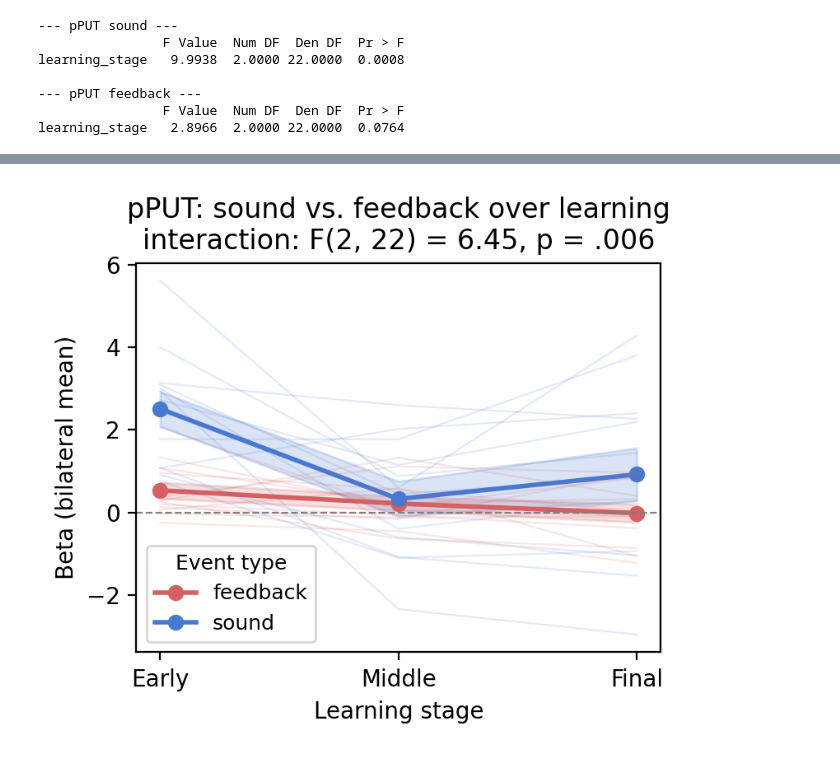
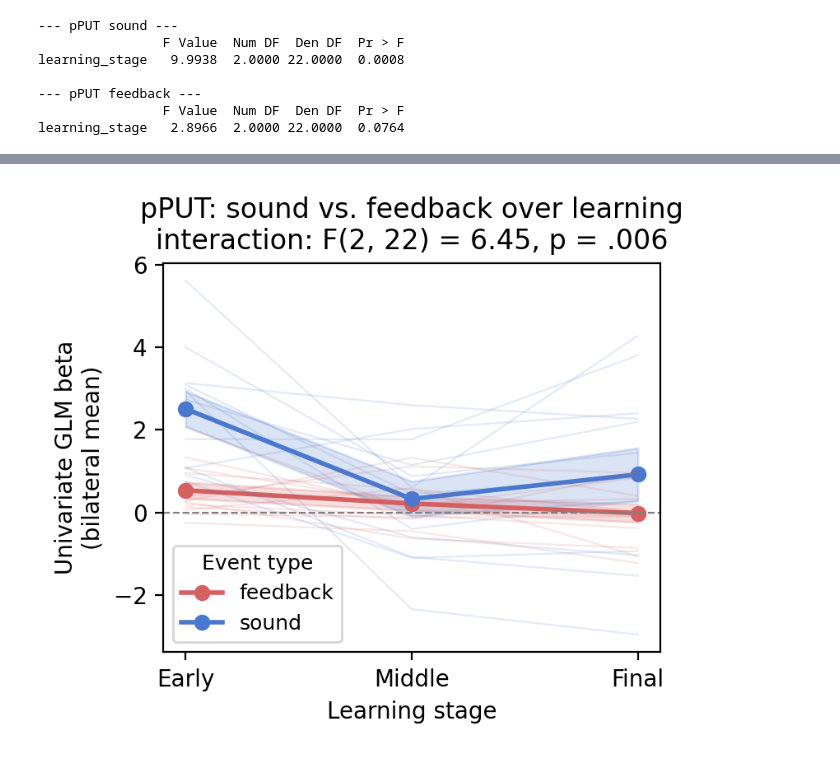
Before and after one commit to SoundBrainLab/fMRI_auditory-category-learning, a Jupyter notebook: 06_univariate/group_level_all_ROI.ipynb, the cells around one changed output, grey strips where cells are left out. Cells and saved outputs as stored; diff of their text form; code cells hidden in the pictures.

```diff
--- a/06_univariate/group_level_all_ROI.ipynb
+++ b/06_univariate/group_level_all_ROI.ipynb
@@ -4441,3 +4441,19 @@ learning_stage   9.9938  2.0000 22.0000  0.0008
 --- pPUT feedback ---
                 F Value  Num DF  Den DF  Pr > F
 learning_stage   2.8966  2.0000 22.0000  0.0764
+# %%
+from scipy.stats import ttest_rel
+
+stage_pairs = [('early', 'middle'), ('middle', 'final'), ('early', 'final')]
+
+for event in ['sound', 'feedback']:
+    print(f'\n--- pPUT {event} ---')
+    sub_df = pput_df[pput_df['event_type'] == event]
+
+    for s1, s2 in stage_pairs:
+        vals1 = sub_df[sub_df['learning_stage'] == s1].set_index('participant_id')['beta']
+        vals2 = sub_df[sub_df['learning_stage'] == s2].set_index('participant_id')['beta']
+        # align by subject
+        vals1, vals2 = vals1.align(vals2)
+        t, p = ttest_rel(vals1, vals2)
+        print(f"  {s1} vs {s2}: {stat_str('t', 11, t, p)}")
@@ -4462,32 +4488,32 @@ for event, grp in summary.groupby('event_type'):
     grp = grp.set_index('learning_stage').loc[stage_order].reset_index()
     x = [stage_x[s] for s in grp['learning_stage']]
     color = event_colors[event]
 
     ax.plot(x, grp['mean'], marker='o', color=color, label=event, linewidth=2)
     ax.fill_between(x,
                     grp['mean'] - grp['sem'],
                     grp['mean'] + grp['sem'],
                     alpha=0.2, color=color)
 
 ax.set_xticks([0, 1, 2])
 ax.set_xticklabels(['Early', 'Middle', 'Final'])
 ax.set_xlabel('Learning stage')
-ax.set_ylabel('Beta (bilateral mean)')
+ax.set_ylabel('Univariate GLM beta\n(bilateral mean)')
 ax.set_title('pPUT: sound vs. feedback over learning\n'
              f"interaction: {interaction_df[(interaction_df['roi']=='pPUT') & (interaction_df['effect']=='event_type:learning_stage')]['stat_str'].values[0]}")
 ax.legend(title='Event type', fontsize=9, title_fontsize=9)
 ax.axhline(0, color='gray', linewidth=0.8, linestyle='--')
 
 for event, grp in pput_df.groupby('event_type'):
     grp = grp.set_index('learning_stage').loc[stage_order].reset_index() \
              if False else grp  # reorder not needed here
     color = event_colors[event]
     for sub, sdf in grp.groupby('participant_id'):
         sdf = sdf.set_index('learning_stage').reindex(stage_order).reset_index()
         ax.plot([stage_x[s] for s in sdf['learning_stage']],
                 sdf['beta'], color=color, alpha=0.15, linewidth=0.8)
 
 
 plt.tight_layout()
 # %% [output]
-[figure, old version]
+[figure, new version]
```
Also changed, not shown: parts of 1 cell of this notebook.
